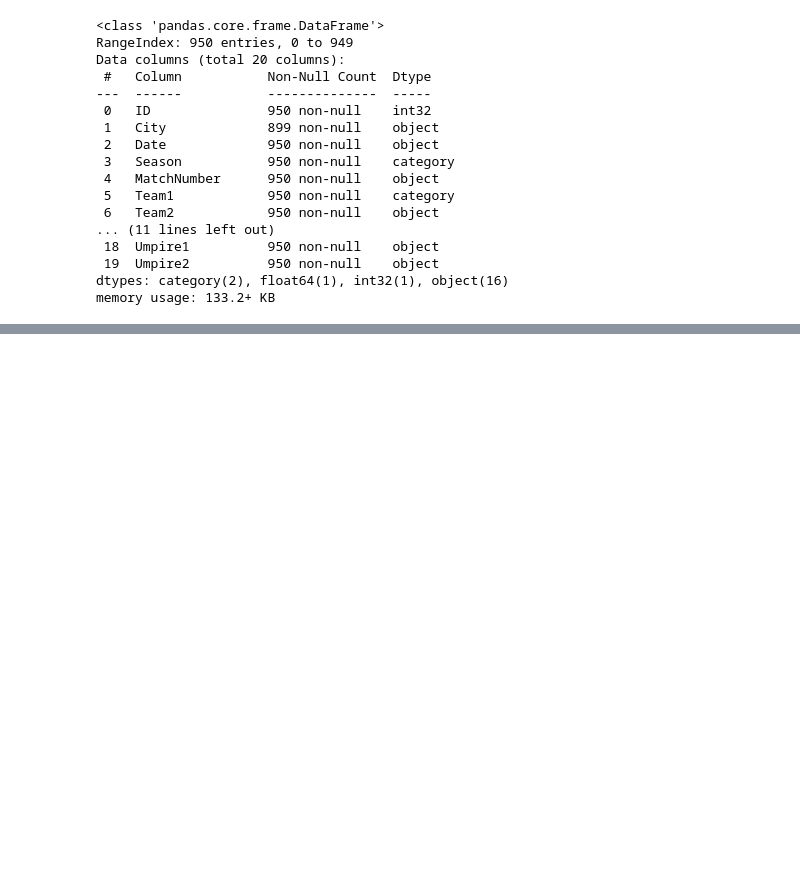
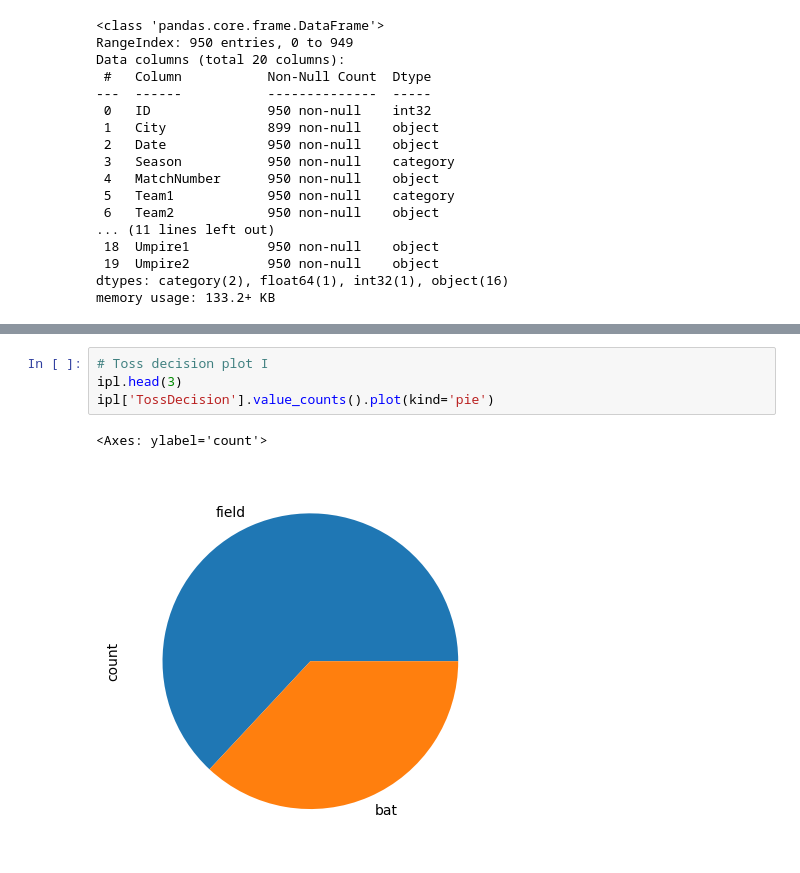
Before and after one commit to thesujalgaur/DATA-SCIENCE-Personal, a Jupyter notebook: Pandas/pandas_dataframe.ipynb, the cells around one changed output, grey strips where cells are left out. Saved outputs shown, nothing was run; the diff lists cells and outputs as text; blank space fills up the shorter version.

```diff
--- a/Pandas/pandas_dataframe.ipynb
+++ b/Pandas/pandas_dataframe.ipynb
@@ -675,0 +756,7 @@ memory usage: 133.2+ KB
+# %%
+# Toss decision plot I
+ipl.head(3)
+ipl['TossDecision'].value_counts().plot(kind='pie')
+# %% [output]
+<Axes: ylabel='count'>
+[figure, added]
```
Also changed, not shown: parts of 37 cells of this notebook, 3 other files.
